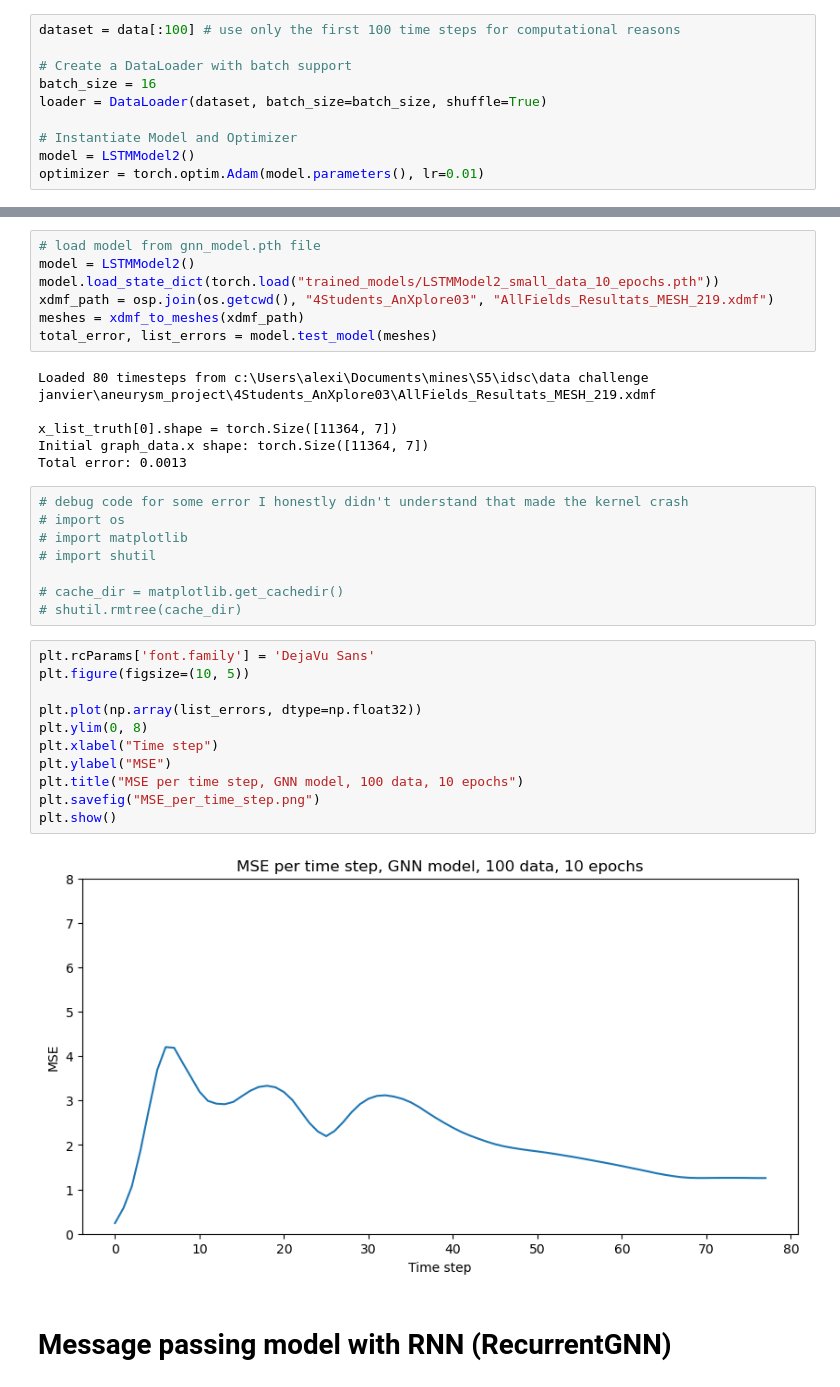
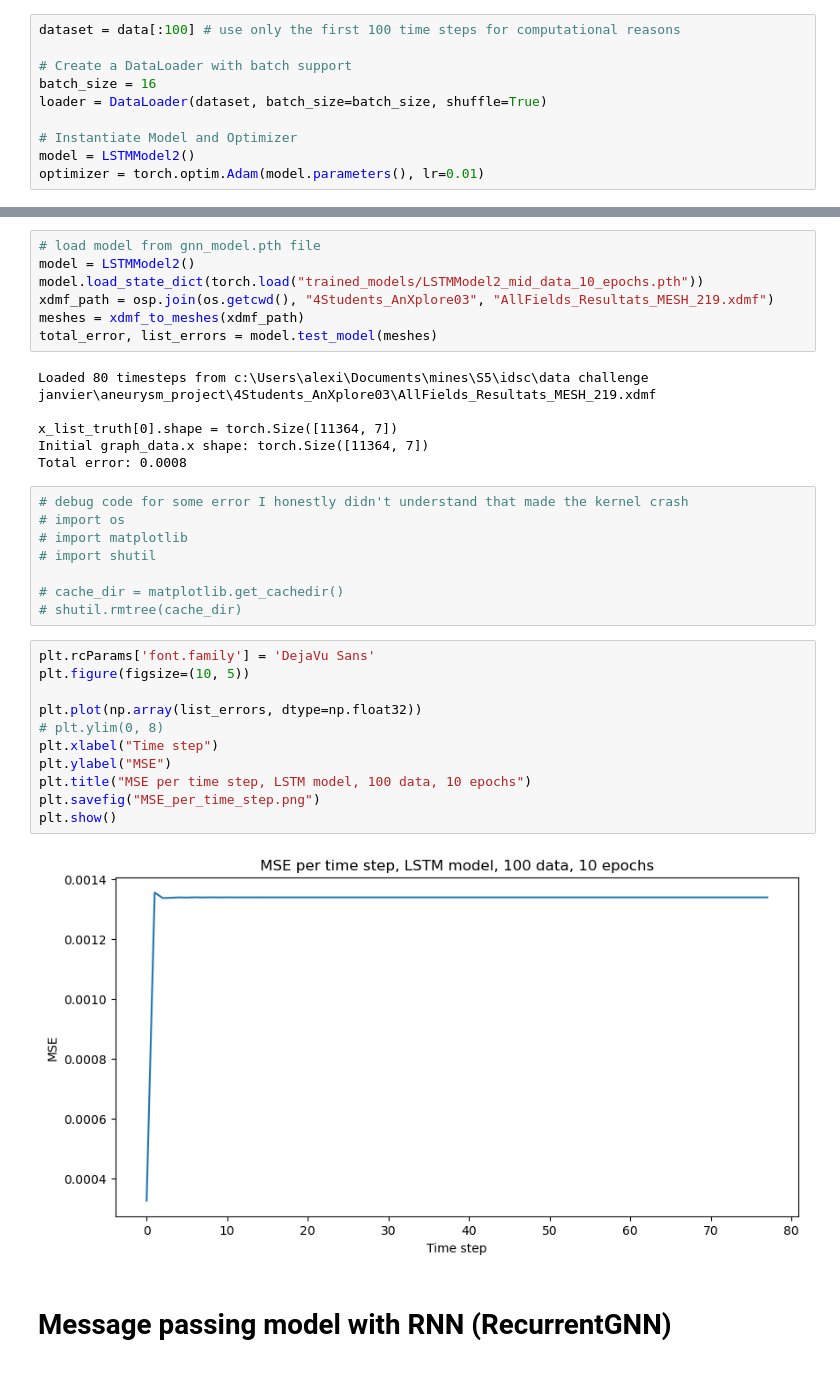
Before and after one commit to AlexiaALLAL/aneurysm_project, a Jupyter notebook: demo.ipynb, the cells around one changed output, grey strips where cells are left out. Cells and saved outputs as stored; diff of their text form.

Commit message:
Predict on real test data

```diff
--- a/demo.ipynb
+++ b/demo.ipynb
@@ -279,7 +279,7 @@ Training complete!
 # %%
 # load model from gnn_model.pth file
 model = LSTMModel2()
-model.load_state_dict(torch.load("trained_models/LSTMModel2_small_data_10_epochs.pth"))
+model.load_state_dict(torch.load("trained_models/LSTMModel2_mid_data_10_epochs.pth"))
 xdmf_path = osp.join(os.getcwd(), "4Students_AnXplore03", "AllFields_Resultats_MESH_219.xdmf")
 meshes = xdmf_to_meshes(xdmf_path)
 total_error, list_errors = model.test_model(meshes)
@@ -288,7 +288,7 @@ Loaded 80 timesteps from c:\Users\alexi\Documents\mines\S5\idsc\data challenge j
 
 x_list_truth[0].shape = torch.Size([11364, 7])
 Initial graph_data.x shape: torch.Size([11364, 7])
-Total error: 0.0013
+Total error: 0.0008
 # %%
 # debug code for some error I honestly didn't understand that made the kernel crash
 # import os
@@ -300,16 +300,16 @@ Total error: 0.0013
 # %%
 plt.rcParams['font.family'] = 'DejaVu Sans'
 plt.figure(figsize=(10, 5))
 
 plt.plot(np.array(list_errors, dtype=np.float32))
-plt.ylim(0, 8)
+# plt.ylim(0, 8)
 plt.xlabel("Time step")
 plt.ylabel("MSE")
-plt.title("MSE per time step, GNN model, 100 data, 10 epochs")
+plt.title("MSE per time step, LSTM model, 100 data, 10 epochs")
 plt.savefig("MSE_per_time_step.png")
 plt.show()
 # %% [output]
-[figure, old version]
+[figure, new version]
 # %% [markdown]
 # Message passing model with RNN (RecurrentGNN)
 # %%
```
Also changed, not shown: parts of 4 cells of this notebook, 7 other files.
